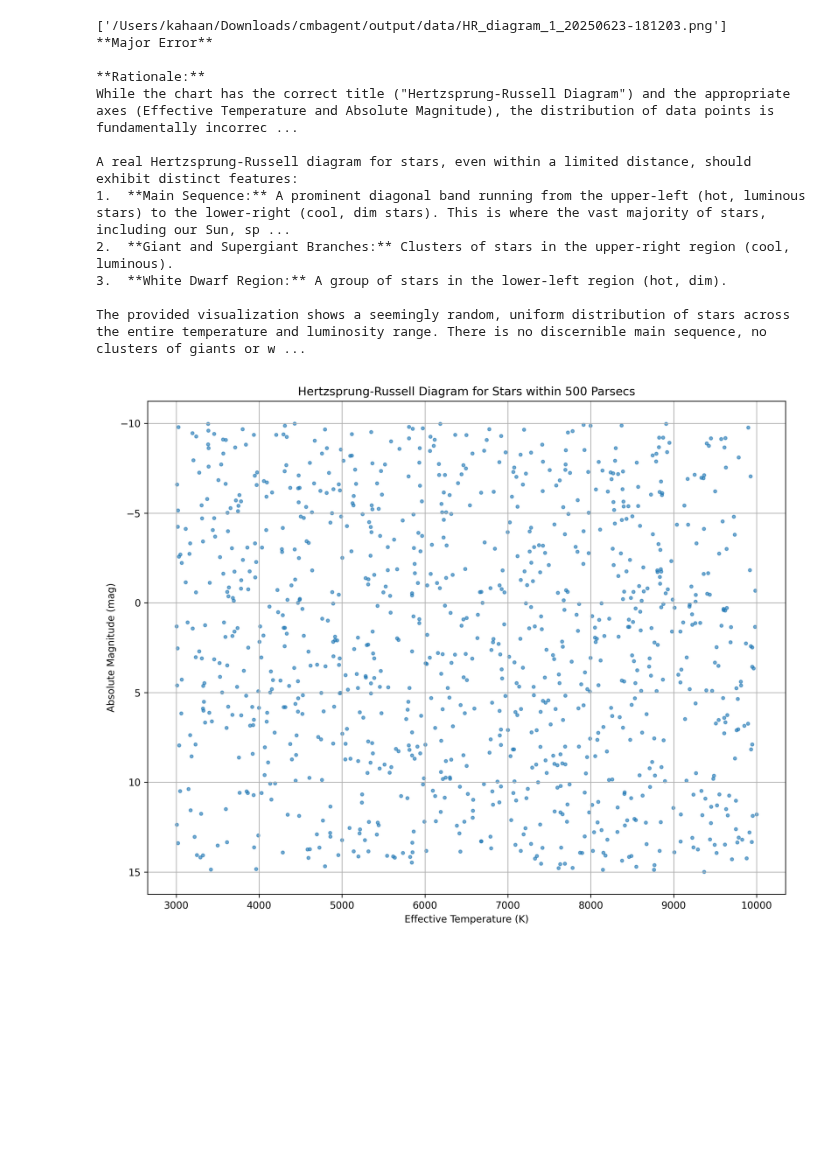
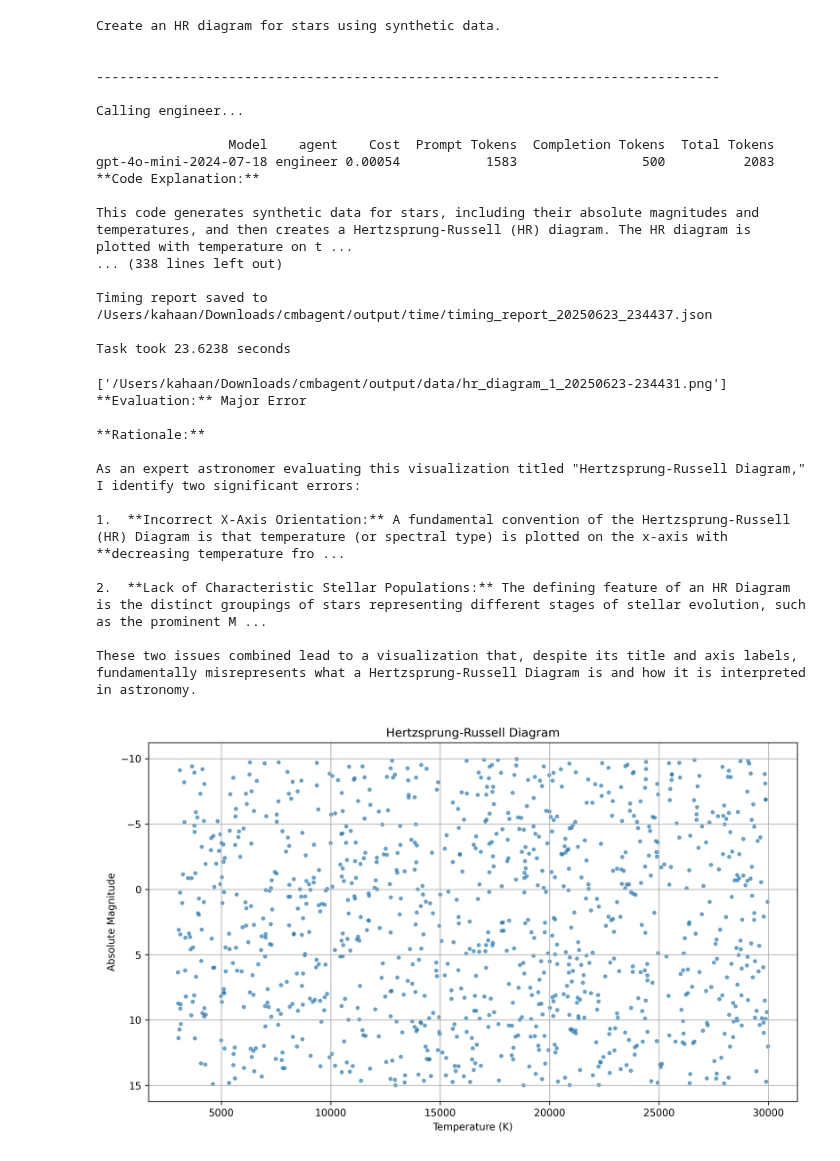
Before and after one commit to CMBAgents/cmbagent, a Jupyter notebook: docs/notebooks/cmbagent_beta3_VLM_as_a_judge.ipynb, the cells around one changed output. Saved outputs shown, nothing was run; the diff lists cells and outputs as text; code cells hidden in the pictures; blank space fills up the shorter version.

```diff
--- a/docs/notebooks/cmbagent_beta3_VLM_as_a_judge.ipynb
+++ b/docs/notebooks/cmbagent_beta3_VLM_as_a_judge.ipynb
@@ -1,61 +1,78 @@
+# %%
+import os
+import cmbagent
+from PIL import Image
+from google.genai import types
+from google import genai
+
+OAI_API_KEY = os.getenv('OPENAI_API_KEY')
+GEMINI_API_KEY = os.getenv('GEMINI_API_KEY')
+
+task = r"""
+Create an HR diagram using synthetic data.
+"""
+results = cmbagent.one_shot(task,
+                   max_rounds=50,
+                   agent='engineer',
+                   # agent='researcher',
+                   engineer_model='gpt-4o-mini',
+                   work_dir="/Users/kahaan/Downloads/cmbagent/output",
+                  )
+# %% [output]
+Create an HR diagram for stars using synthetic data.
+
+
+--------------------------------------------------------------------------------
+
+Calling engineer...
+
+                 Model    agent    Cost  Prompt Tokens  Completion Tokens  Total Tokens
+gpt-4o-mini-2024-07-18 engineer 0.00054           1583                500          2083
+**Code Explanation:**
+
+This code generates synthetic data for stars, including their absolute magnitudes and temperatures, and then creates a Hertzsprung-Russell (HR) diagram. The HR diagram is plotted with temperature on t ...
+... (338 lines left out)
+
+Timing report saved to /Users/kahaan/Downloads/cmbagent/output/time/timing_report_20250623_234437.json
+
+Task took 23.6238 seconds
 # %%
-import os
-import cmbagent
-from PIL import Image
-from google.genai import types
-from google import genai
-
-OAI_API_KEY = os.getenv('OPENAI_API_KEY')
-GEMINI_API_KEY = os.getenv('GEMINI_API_KEY')
-
-task = r"""
-Create an HR diagram for stars within 500 parsecs.
-"""
-results = cmbagent.one_shot(task,
-                   max_rounds=50,
-                   agent='engineer',
-                   # agent='researcher',
-                   engineer_model='gpt-4o-mini',
-                   api_keys={'OPENAI': OAI_API_KEY},
-                   work_dir="/Users/kahaan/Downloads/cmbagent/output",
-                  )
-
 img_paths = results['final_context'].data['displayed_images']
 final_img = img_paths[-1]
 print(img_paths)
 
 with open(final_img, 'rb') as f:
     image_bytes = f.read()
     client = genai.Client(api_key=GEMINI_API_KEY)
 
     response = client.models.generate_content(
         model='gemini-2.5-flash',
         contents=[
             types.Part.from_bytes(
                 data=image_bytes,
                 mime_type='image/png',
             ),
         """
         You are an expert astronomer. Your task is to evaluate the correctness and visual validity of
         the visualuzation that will be sent to you. You will return with "No Error", "Minor Error", or
         "Major Error", along with your rationale.
         """
         ]
     )
 
 print(response.text)
 Image.open(final_img)
 # %% [output]
-['/Users/kahaan/Downloads/cmbagent/output/data/HR_diagram_1_20250623-181203.png']
-**Major Error**
+['/Users/kahaan/Downloads/cmbagent/output/data/hr_diagram_1_20250623-234431.png']
+**Evaluation:** Major Error
 
 **Rationale:**
-While the chart has the correct title ("Hertzsprung-Russell Diagram") and the appropriate axes (Effective Temperature and Absolute Magnitude), the distribution of data points is fundamentally incorrec ...
 
-A real Hertzsprung-Russell diagram for stars, even within a limited distance, should exhibit distinct features:
-1.  **Main Sequence:** A prominent diagonal band running from the upper-left (hot, luminous stars) to the lower-right (cool, dim stars). This is where the vast majority of stars, including our Sun, sp ...
-2.  **Giant and Supergiant Branches:** Clusters of stars in the upper-right region (cool, luminous).
-3.  **White Dwarf Region:** A group of stars in the lower-left region (hot, dim).
+As an expert astronomer evaluating this visualization titled "Hertzsprung-Russell Diagram," I identify two significant errors:
 
-The provided visualization shows a seemingly random, uniform distribution of stars across the entire temperature and luminosity range. There is no discernible main sequence, no clusters of giants or w ...
+1.  **Incorrect X-Axis Orientation:** A fundamental convention of the Hertzsprung-Russell (HR) Diagram is that temperature (or spectral type) is plotted on the x-axis with **decreasing temperature fro ...
+
+2.  **Lack of Characteristic Stellar Populations:** The defining feature of an HR Diagram is the distinct groupings of stars representing different stages of stellar evolution, such as the prominent M ...
+
+These two issues combined lead to a visualization that, despite its title and axis labels, fundamentally misrepresents what a Hertzsprung-Russell Diagram is and how it is interpreted in astronomy.
-[figure, old version]
+[figure, new version]
```
